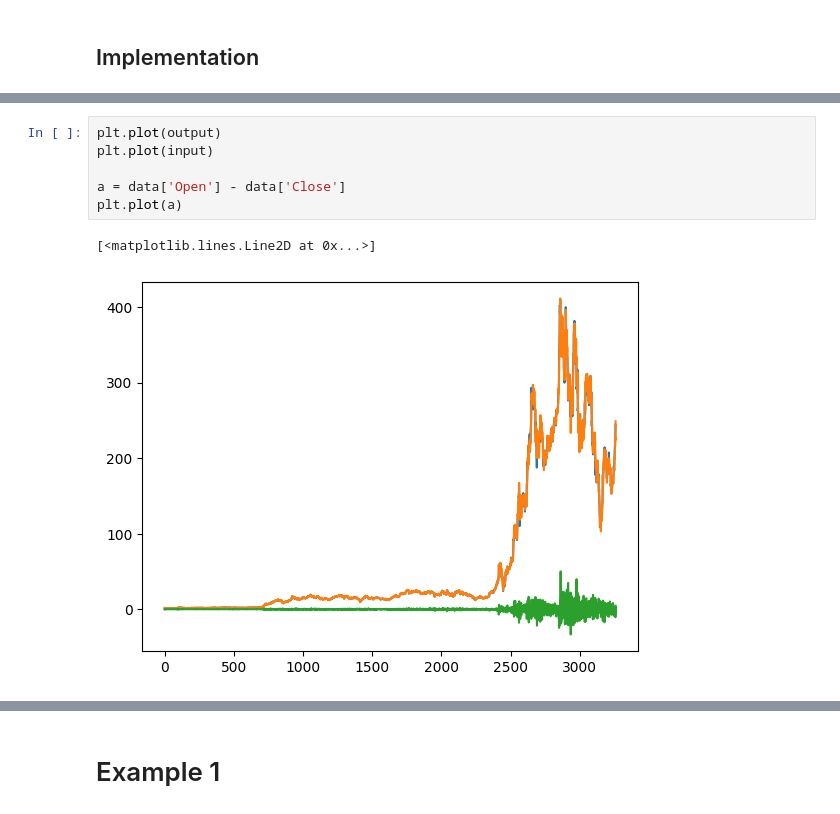
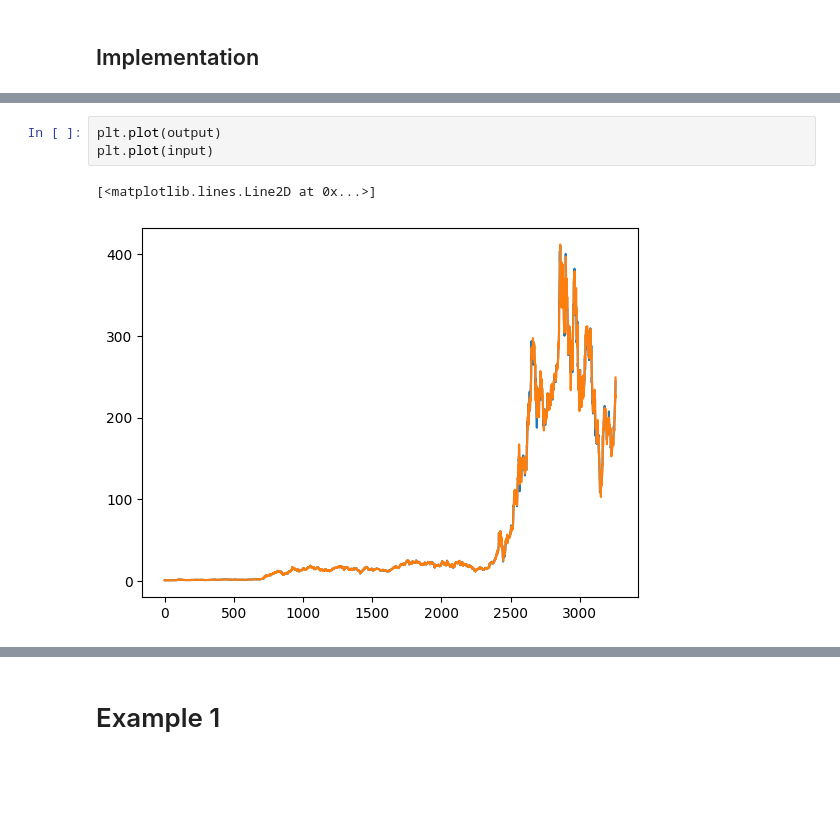
Before and after one commit to 3sara/PML_project, a Jupyter notebook: IOHMM_self/Financial_data_analysis.ipynb, the cells around one changed output, grey strips where cells are left out. Cells and saved outputs as stored; diff of their text form; blank space fills up the shorter version.

```diff
--- a/IOHMM_self/Financial_data_analysis.ipynb
+++ b/IOHMM_self/Financial_data_analysis.ipynb
@@ -22,9 +30,6 @@ output = torch.tensor(np.array(data['Close']), dtype=torch.float32)
 # %%
 plt.plot(output)
 plt.plot(input)
-
-a = data['Open'] - data['Close']
-plt.plot(a)
 # %% [output]
 [<matplotlib.lines.Line2D at 0x...>]
-[figure, old version]
+[figure, new version]
```
Also changed, not shown: parts of 14 cells of this notebook, 1 other file.
